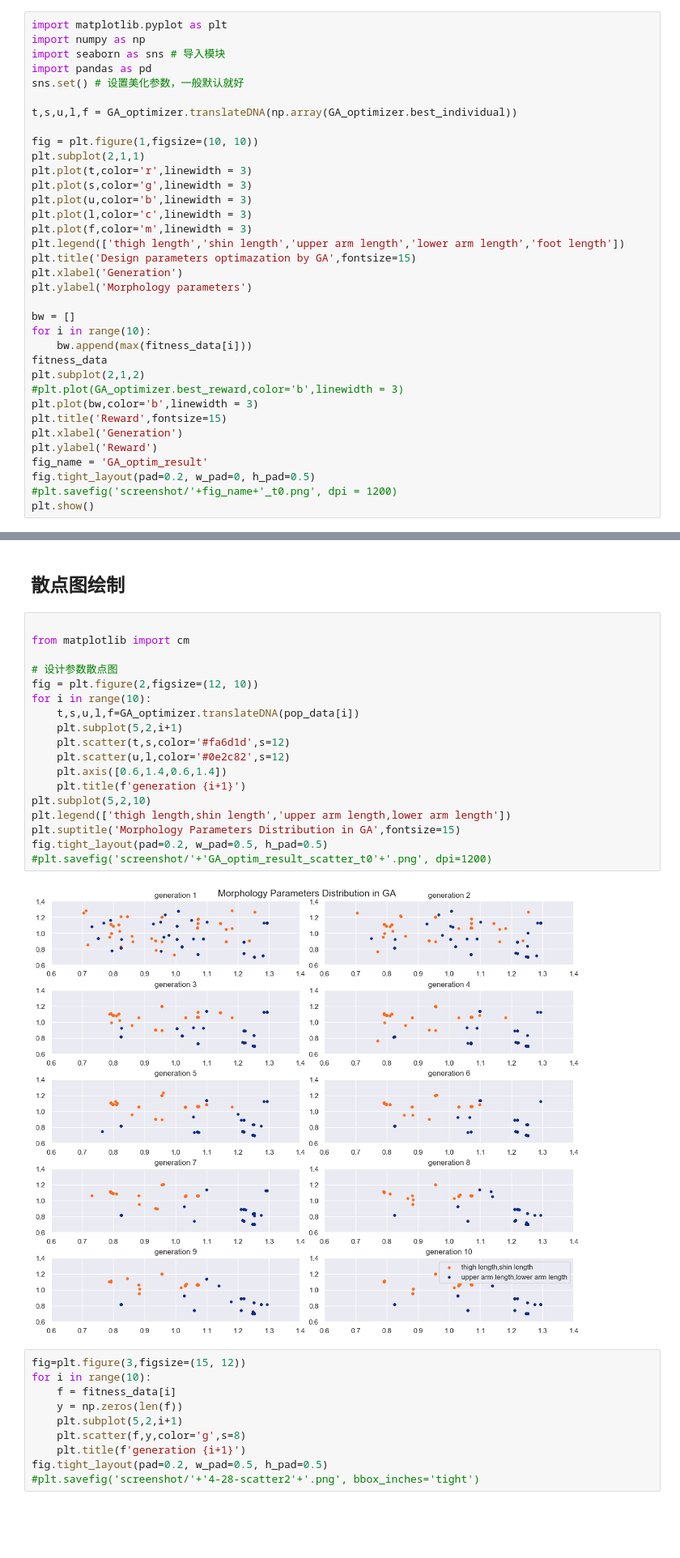
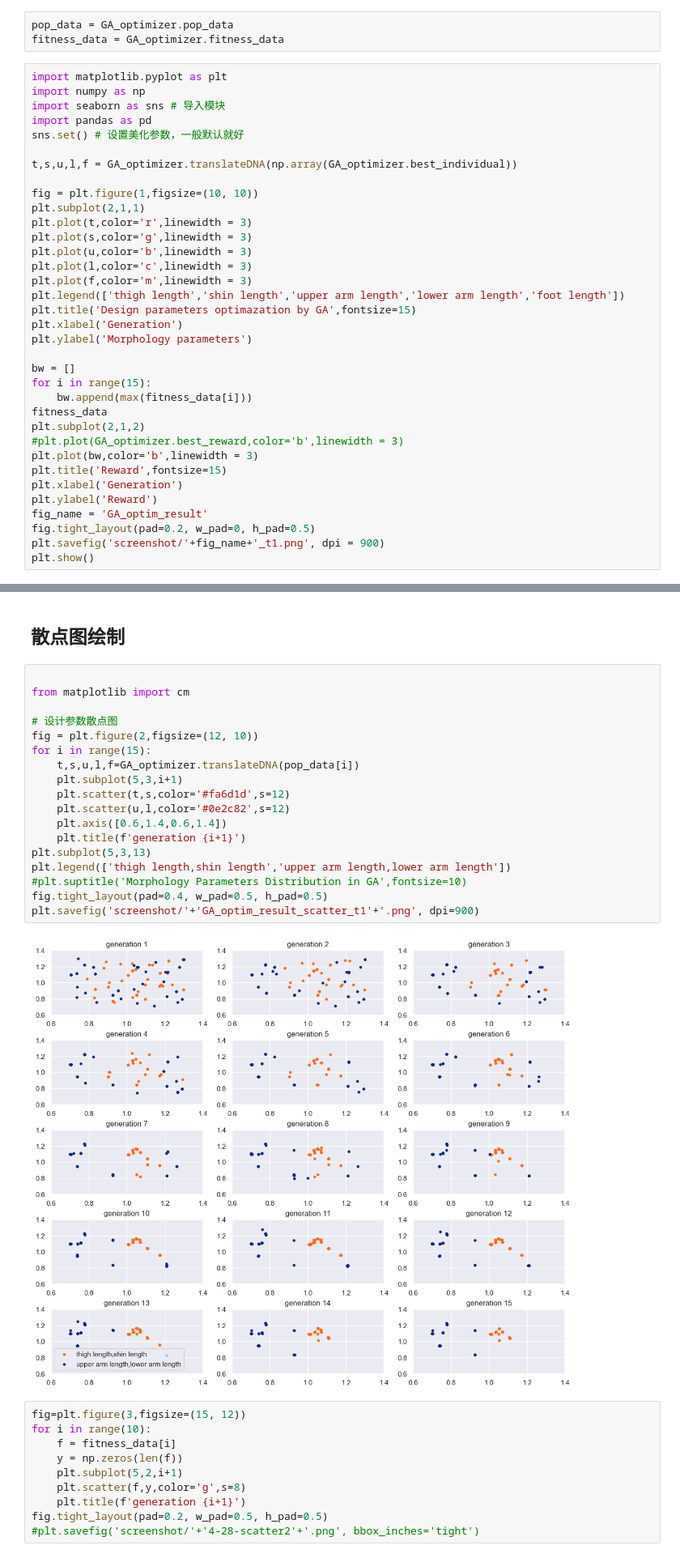
Before and after one commit to EASYMMMM/gym_RE, a Jupyter notebook: GA_TEST.ipynb, the cells around one changed output, grey strips where cells are left out. Shown at 81% size. Drawn from its saved outputs; the diff is of its cells as text; blank space fills up the shorter version.

```diff
--- a/GA_TEST.ipynb
+++ b/GA_TEST.ipynb
@@ -176,3 +223,6 @@ num: 49
+# %%
+pop_data = GA_optimizer.pop_data
+fitness_data = GA_optimizer.fitness_data
 # %%
 import matplotlib.pyplot as plt
 import numpy as np
@@ -195,7 +245,7 @@ plt.xlabel('Generation')
 plt.ylabel('Morphology parameters')
 
 bw = []
-for i in range(10):
+for i in range(15):
     bw.append(max(fitness_data[i]))
 fitness_data
 plt.subplot(2,1,2)
@@ -206,6 +256,6 @@ plt.xlabel('Generation')
 plt.ylabel('Reward')
 fig_name = 'GA_optim_result'
 fig.tight_layout(pad=0.2, w_pad=0, h_pad=0.5)
-#plt.savefig('screenshot/'+fig_name+'_t0.png', dpi = 1200)
+plt.savefig('screenshot/'+fig_name+'_t1.png', dpi = 900)
 plt.show()
 # %% [output]
@@ -217,23 +267,23 @@ pop = np.random.randint(2, size=(GA_optimizer.POP_size, GA_optimizer.DNA_size))
 # %%
 
 from matplotlib import cm
 
 # 设计参数散点图
 fig = plt.figure(2,figsize=(12, 10))
-for i in range(10):
+for i in range(15):
     t,s,u,l,f=GA_optimizer.translateDNA(pop_data[i])
-    plt.subplot(5,2,i+1)
+    plt.subplot(5,3,i+1)
     plt.scatter(t,s,color='#fa6d1d',s=12)
     plt.scatter(u,l,color='#0e2c82',s=12)
     plt.axis([0.6,1.4,0.6,1.4])
     plt.title(f'generation {i+1}')
-plt.subplot(5,2,10)
+plt.subplot(5,3,13)
 plt.legend(['thigh length,shin length','upper arm length,lower arm length'])
-plt.suptitle('Morphology Parameters Distribution in GA',fontsize=15)
-fig.tight_layout(pad=0.2, w_pad=0.5, h_pad=0.5)
-#plt.savefig('screenshot/'+'GA_optim_result_scatter_t0'+'.png', dpi=1200)
+#plt.suptitle('Morphology Parameters Distribution in GA',fontsize=10)
+fig.tight_layout(pad=0.4, w_pad=0.5, h_pad=0.5)
+plt.savefig('screenshot/'+'GA_optim_result_scatter_t1'+'.png', dpi=900)
 # %% [output]
-[figure, old version]
+[figure, new version]
 # %%
 fig=plt.figure(3,figsize=(15, 12))
 for i in range(10):
```
Also changed, not shown: parts of 2 cells of this notebook, 3 other files.
